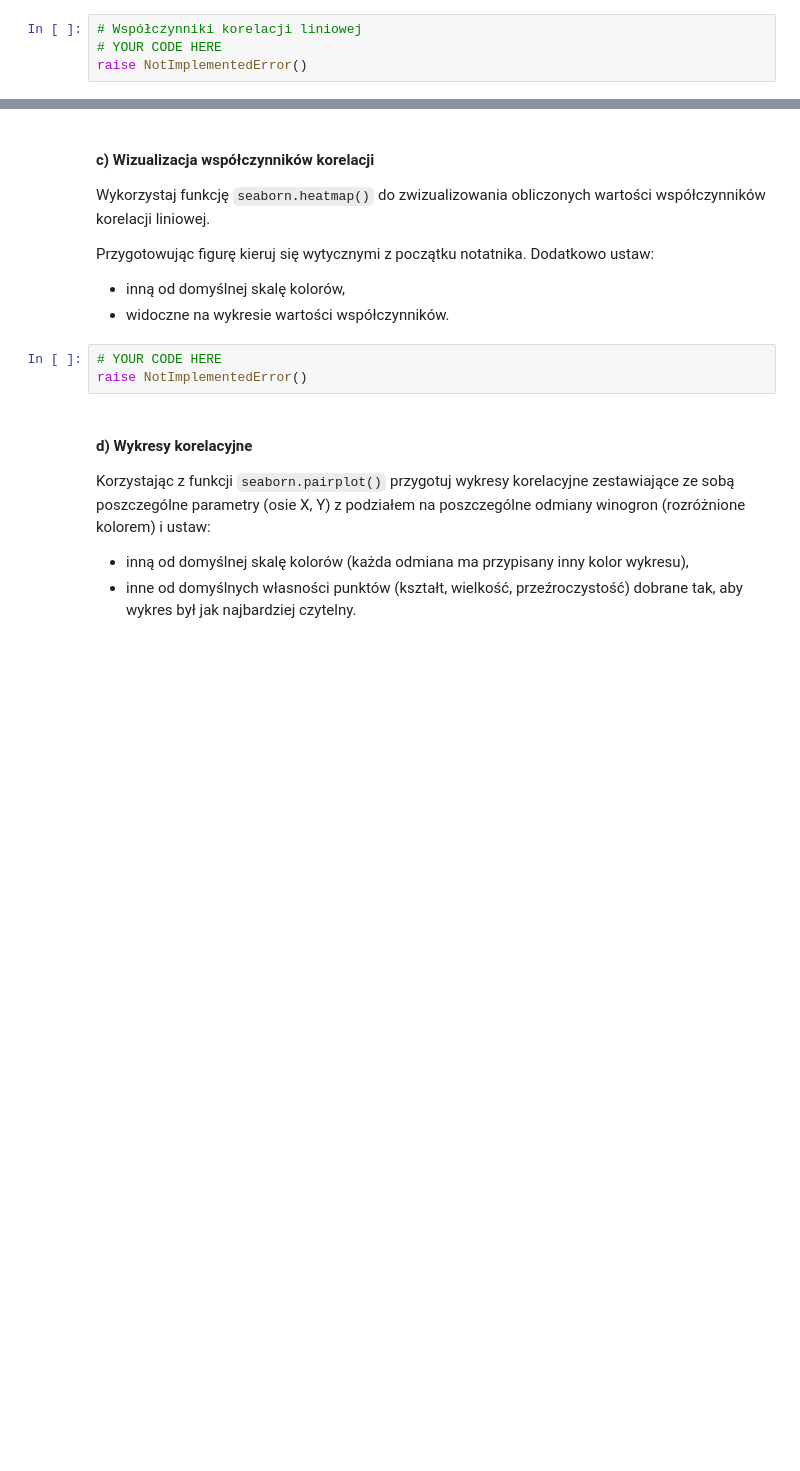
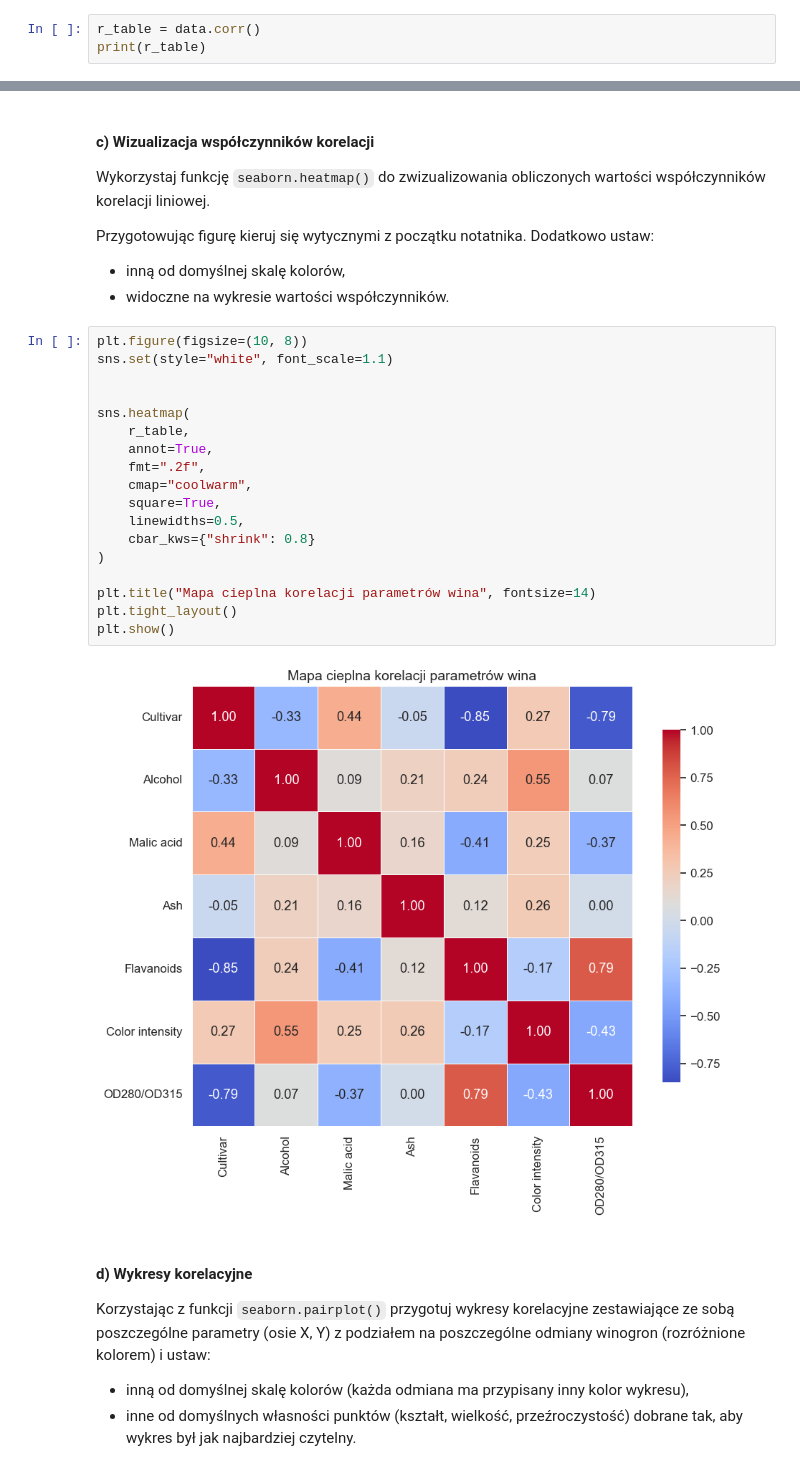
Before and after one commit to grupStat/proj4, a Jupyter notebook: ZZ04.ipynb, the cells around one changed output, grey strips where cells are left out. Cells and saved outputs as stored; diff of their text form; blank space fills up the shorter version.

```diff
--- a/ZZ04.ipynb
+++ b/ZZ04.ipynb
@@ -233,6 +245,5 @@ assert np.isclose(r, 0.7871939018669515)
 
 Korzystając ze funkcji `pandas.DataFrame.corr()` przygotuj tablice współczynników korelacji liniowej `r_table` wszystkich możliwych par analizowanych parametrów.
 # %%
-# Współczynniki korelacji liniowej
-# YOUR CODE HERE
-raise NotImplementedError()
+r_table = data.corr()
+print(r_table)
@@ -253,8 +282,25 @@ Przygotowując figurę kieruj się wytycznymi z początku notatnika. Dodatkowo u
  - inną od domyślnej skalę kolorów,
  - widoczne na wykresie wartości współczynników.
 # %%
-# YOUR CODE HERE
-raise NotImplementedError()
+plt.figure(figsize=(10, 8))
+sns.set(style="white", font_scale=1.1)
+
+
+sns.heatmap(
+    r_table,
+    annot=True,
+    fmt=".2f",
+    cmap="coolwarm",
+    square=True,
+    linewidths=0.5,
+    cbar_kws={"shrink": 0.8}
+)
+
+plt.title("Mapa cieplna korelacji parametrów wina", fontsize=14)
+plt.tight_layout()
+plt.show()
+# %% [output]
+[figure, added]
 # %% [markdown]
 #### d) Wykresy korelacyjne
 
```
Also changed, not shown: parts of 7 cells of this notebook.
